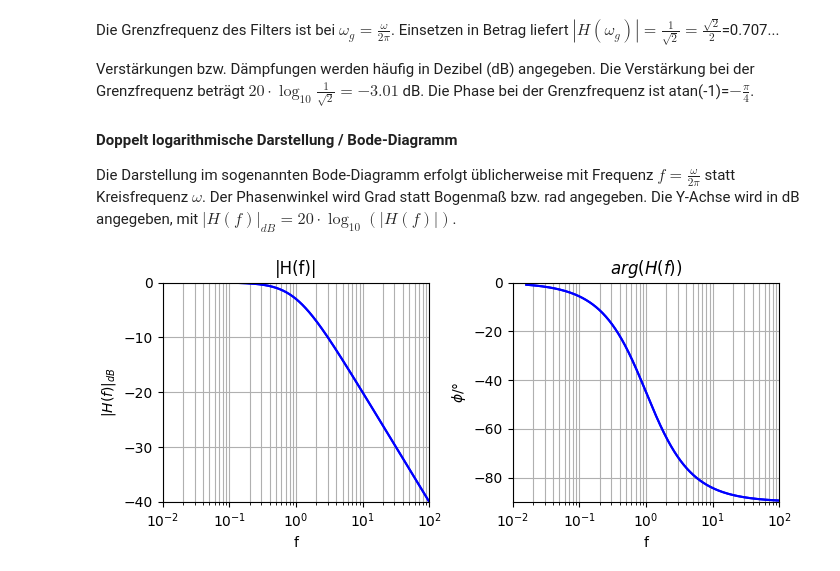
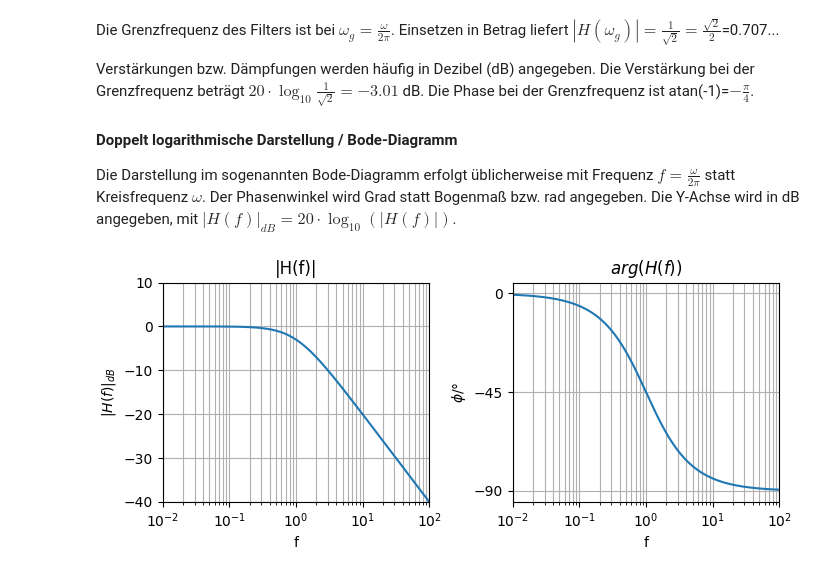
Before and after one commit to bdcodebase/JLdeployments, a Jupyter notebook: content/RC-Tiefpass.ipynb, the cells around one changed output. Drawn from its saved outputs; the diff is of its cells as text; code cells hidden in the pictures.

```diff
--- a/content/RC-Tiefpass.ipynb
+++ b/content/RC-Tiefpass.ipynb
@@ -90,7 +91,7 @@ fig2 = figure(figsize=(7, 5), dpi=100,
 
 # Plotbefehle werden in eine Funktion verpackt, die dann bei Interaktionen aufgerufen wird. Hier ist die Kernfunktionalität
 # In Python wird statt mit Klammern oder Schlüsselwörtern wie "end" mit Einrückungen gearbeitet
-w = logspace(-1,3,500)#  Frequenzachse mit log-Stützstellendichte, 10^-1...10^3 => 0.1 ... 1000
+w = logspace(-2,3,500)#  Frequenzachse mit log-Stützstellendichte, 10^-1...10^3 => 0.1 ... 1000
 betrag = 1 / sqrt(1 + (w*T_RC)**2)# Betragsspektrum
 phi = arctan( -w*T_RC) # Phase
 fig2.canvas.show()
@@ -196,28 +198,28 @@ Die Darstellung im sogenannten Bode-Diagramm erfolgt üblicherweise mit Frequenz
 # %%
 fig4 = figure(figsize=(7, 3), dpi=100,
        layout='constrained',num='Fig4') # bei Bedarf anpassen, Achtung Tablet: Nicht über 7 Breite; Titel hinter "num", hier Leerzeichen
-
+clf()
 ax = subplot(1,2,1)
-plot(w/2/pi,20*log10(betrag),lw=1.5,c='b');
+plot(w/2/pi,20*log10(betrag),lw=1.5);
 #set(gca,'XScale','log','Xgrid','on','ygrid','on','FontSize',11,'MinorGridLineStyle','-');
 xlabel('f'), ylabel('$|H(f)|_{dB}$'), title('|H(f)|')
 xlim([0.01,100])
-ylim(-40,0)
+ylim(-40,10)
 xscale('log')
 grid(visible=True, which='both')
 
 #myplotstyle(ax)
 
 ax = subplot(1,2,2)
-plot(w/2/pi,phi/pi*180,lw=1.5,c='b');
-#yticks([-90 -45 0])
+plot(w/2/pi,phi/pi*180,lw=1.5);
+yticks([-90, -45, 0])
 #set(gca,'XScale','log','Xgrid','on','ygrid','on','FontSize',11,'MinorGridLineStyle','-');
 xlabel('f'), ylabel(r'$\phi/°$'),title('$arg(H(f))$')
 xlim([0.01,100])
-ylim(-90,0)
+ylim(-95,5)
 xscale('log')
 grid(visible=True, which='both')
 #myplotstyle(ax)
 fig4.canvas.show()
 # %% [output]
-[figure, old version]
+[figure, new version]
```
Also changed, not shown: parts of 4 cells of this notebook, 12 other files.
